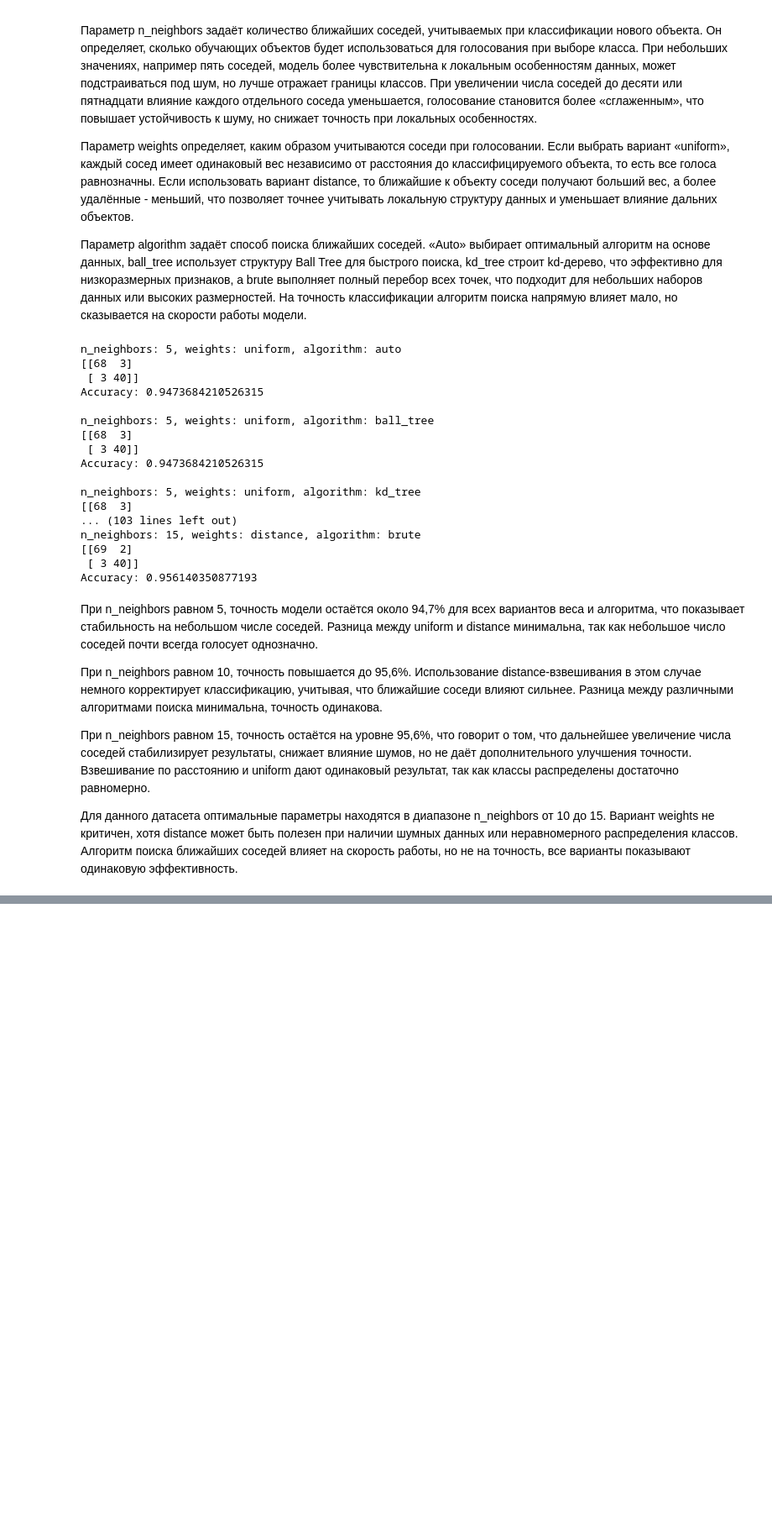
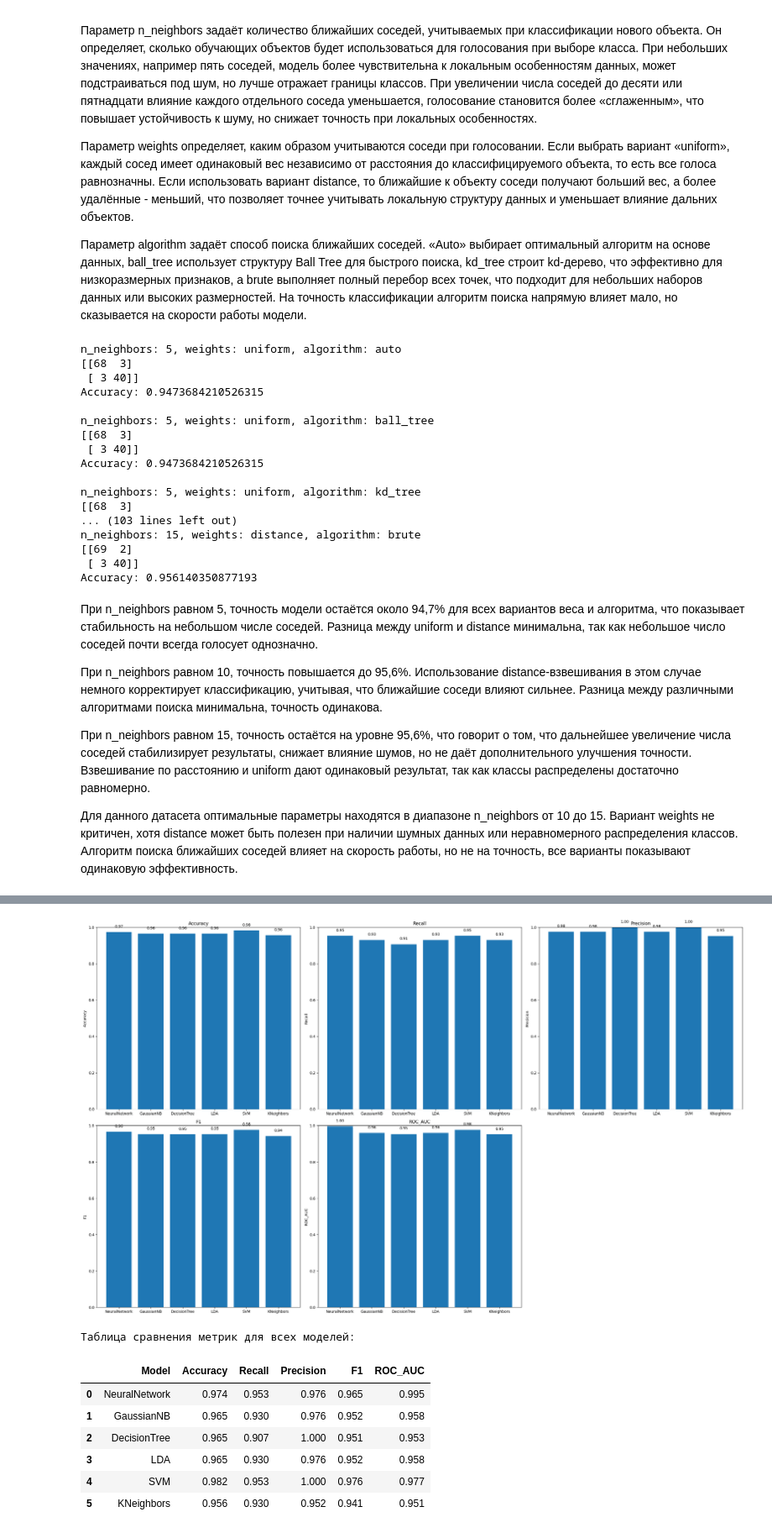
Before and after one commit to alino4ka554/L3_AISystems, a Jupyter notebook: data.ipynb, the cells around one changed output, grey strips where cells are left out. Shown at 84% size. Drawn from its saved outputs; the diff is of its cells as text; code cells hidden in the pictures; blank space fills up the shorter version.

```diff
--- a/data.ipynb
+++ b/data.ipynb
@@ -761,0 +910,67 @@ Test Loss: nan, Accuracy: 0.6228, AUC: 0.5000
+# %%
+metrics_dict = {'Model': [], 'Accuracy': [], 'Recall': [], 'Precision': [], 'F1': [], 'ROC_AUC': []}
+best_architecture, best_lr = best_params
+best_model = build_model_keras(best_architecture, best_lr)
+best_model.fit(np.array(X_train), np.array(y_train), epochs=epochs, batch_size=batch_size, verbose=0)
+
+preds_proba = best_model.predict(X_test)
+preds = (preds_proba > 0.5).astype(int)
+
+metrics_dict["Model"].append("NeuralNetwork")
+metrics_dict["Accuracy"].append(accuracy_score(y_test, preds))
+metrics_dict["Recall"].append(recall_score(y_test, preds))
+metrics_dict["Precision"].append(precision_score(y_test, preds))
+metrics_dict["F1"].append(f1_score(y_test, preds))
+metrics_dict["ROC_AUC"].append(roc_auc_score(y_test, preds_proba))
+
+models = {
+    "GaussianNB": GaussianNB(var_smoothing=0),
+    "DecisionTree": DecisionTreeClassifier(criterion='entropy', max_depth=3, random_state=42),
+    "LDA": LinearDiscriminantAnalysis(solver='lsqr', shrinkage='auto'),
+    "SVM": SVC(C=1, kernel='rbf', gamma='auto', probability=True, random_state=42),
+    "KNeighbors": KNeighborsClassifier(n_neighbors=10, weights='uniform', algorithm='auto')
+}
+
+for name, model in models.items():
+    model.fit(X_train, y_train)
+    y_pred = model.predict(X_test)
+    accuracy = accuracy_score(y_test, y_pred)
+    recall = recall_score(y_test, y_pred)
+    precision = precision_score(y_test, y_pred)
+    f1 = f1_score(y_test, y_pred)
+    roc_auc = roc_auc_score(y_test, y_pred)
+    metrics_dict['Model'].append(name)
+    metrics_dict['Accuracy'].append(accuracy)
+    metrics_dict['Recall'].append(recall)
+    metrics_dict['Precision'].append(precision)
+    metrics_dict['F1'].append(f1)
+    metrics_dict['ROC_AUC'].append(roc_auc)
+
+import matplotlib.pyplot as plt
+
+metrics_df = pd.DataFrame(metrics_dict)
+
+metric_names = ['Accuracy', 'Recall', 'Precision', 'F1', 'ROC_AUC']
+
+plt.figure(figsize=(25, 15))
+
+for i, metric in enumerate(metric_names, 1):
+    plt.subplot(2, 3, i)
+    plt.bar(metrics_df['Model'], metrics_df[metric])
+    plt.title(metric)
+    plt.ylim(0, 1)
+    for j, val in enumerate(metrics_df[metric]):
+        plt.text(j, val + 0.02, f'{val:.2f}', ha='center', va='bottom')
+    plt.ylabel(metric)
+
+plt.tight_layout()
+plt.show()
+
+metrics_df_rounded = metrics_df.copy()
+metrics_df_rounded[['Accuracy', 'Recall', 'Precision', 'F1', 'ROC_AUC']] = metrics_df_rounded[
+    ['Accuracy', 'Recall', 'Precision', 'F1', 'ROC_AUC']
+].round(3)
+
+print("\nТаблица сравнения метрик для всех моделей:\n")
+display(metrics_df_rounded)
+# %% [output]
@@ -761,0 +978,9 @@ Test Loss: nan, Accuracy: 0.6228, AUC: 0.5000
+[figure, added]
+Таблица сравнения метрик для всех моделей:
+|  | Model | Accuracy | Recall | Precision | F1 | ROC_AUC |
+| 0 | NeuralNetwork | 0.974 | 0.953 | 0.976 | 0.965 | 0.995 |
+| 1 | GaussianNB | 0.965 | 0.930 | 0.976 | 0.952 | 0.958 |
+| 2 | DecisionTree | 0.965 | 0.907 | 1.000 | 0.951 | 0.953 |
+| 3 | LDA | 0.965 | 0.930 | 0.976 | 0.952 | 0.958 |
+| 4 | SVM | 0.982 | 0.953 | 1.000 | 0.976 | 0.977 |
+| 5 | KNeighbors | 0.956 | 0.930 | 0.952 | 0.941 | 0.951 |
```
Also changed, not shown: parts of 24 cells of this notebook, 3 other files.
